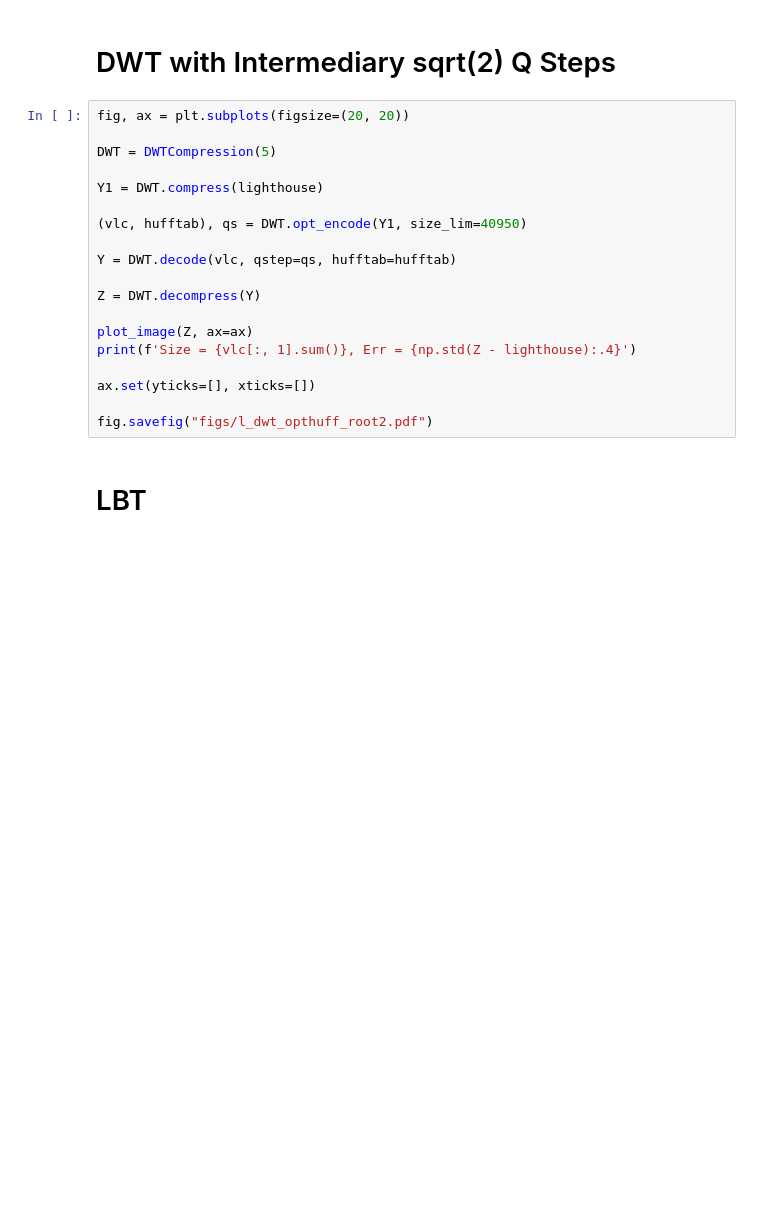
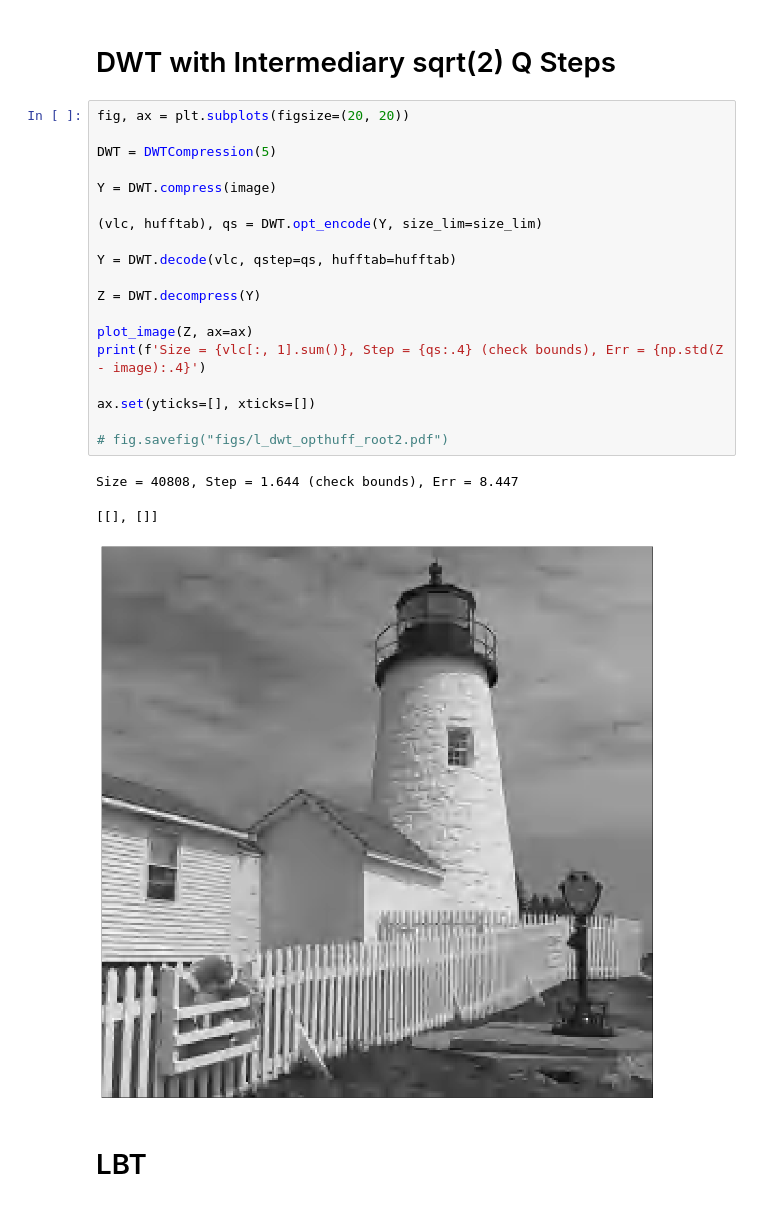
Before and after one commit to TobyBoyne/cued_sf2_lab, a Jupyter notebook: 13-analysis.ipynb, the cells around one changed output. Saved outputs shown, nothing was run; the diff lists cells and outputs as text; blank space fills up the shorter version.

```diff
--- a/13-analysis.ipynb
+++ b/13-analysis.ipynb
@@ -84,22 +97,26 @@ fig.savefig("figs/l_dwt_opthuff.pdf")
 # %%
 fig, ax = plt.subplots(figsize=(20, 20))
 
 DWT = DWTCompression(5)
 
-Y1 = DWT.compress(lighthouse)
+Y = DWT.compress(image)
 
-(vlc, hufftab), qs = DWT.opt_encode(Y1, size_lim=40950)
+(vlc, hufftab), qs = DWT.opt_encode(Y, size_lim=size_lim)
 
 Y = DWT.decode(vlc, qstep=qs, hufftab=hufftab)
 
 Z = DWT.decompress(Y)
 
 plot_image(Z, ax=ax)
-print(f'Size = {vlc[:, 1].sum()}, Err = {np.std(Z - lighthouse):.4}')
+print(f'Size = {vlc[:, 1].sum()}, Step = {qs:.4} (check bounds), Err = {np.std(Z - image):.4}')
 
 ax.set(yticks=[], xticks=[])
 
-fig.savefig("figs/l_dwt_opthuff_root2.pdf")
+# fig.savefig("figs/l_dwt_opthuff_root2.pdf")
+# %% [output]
+Size = 40808, Step = 1.644 (check bounds), Err = 8.447
+[[], []]
+[figure, added]
 # %% [markdown]
 <h1>LBT</h1>
 # %%
```
Also changed, not shown: parts of 8 cells of this notebook, 1 other file.
